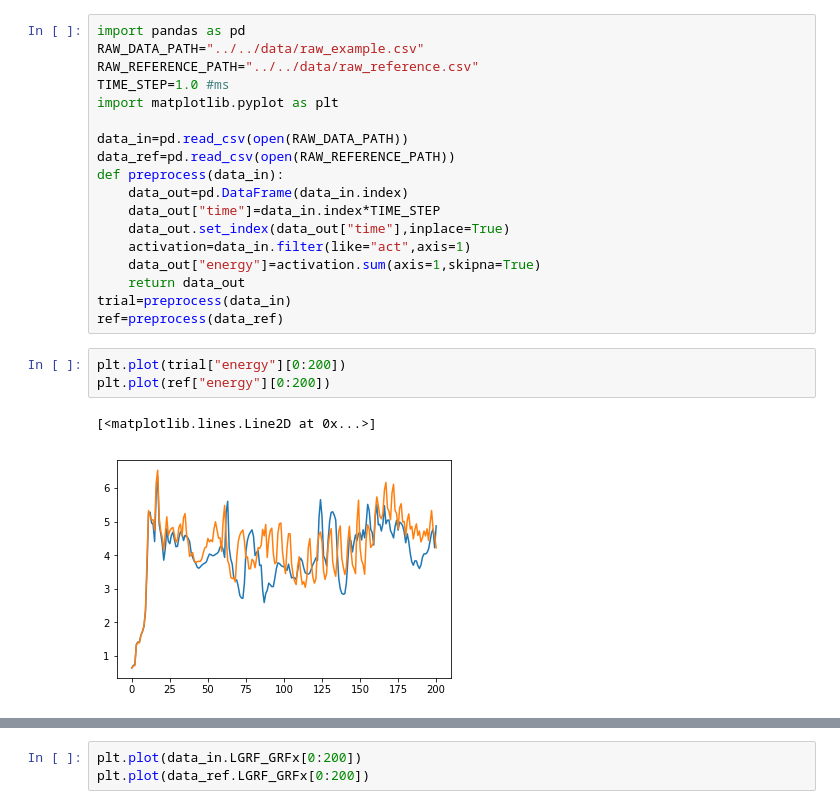
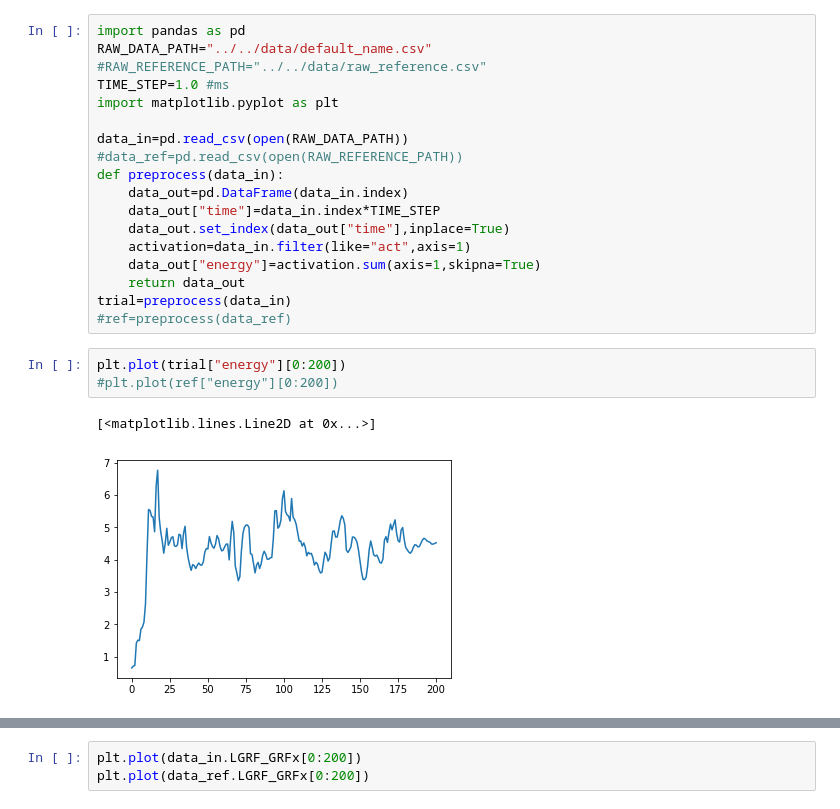
Before and after one commit to Polymere/biorob-semesterproject, a Jupyter notebook: src/data_analysis/tests.ipynb, the cells around one changed output, grey strips where cells are left out. Drawn from its saved outputs; the diff is of its cells as text.

```diff
--- a/src/data_analysis/tests.ipynb
+++ b/src/data_analysis/tests.ipynb
@@ -1,12 +1,12 @@
 # %%
 import pandas as pd
-RAW_DATA_PATH="../../data/raw_example.csv"
-RAW_REFERENCE_PATH="../../data/raw_reference.csv"
+RAW_DATA_PATH="../../data/default_name.csv"
+#RAW_REFERENCE_PATH="../../data/raw_reference.csv"
 TIME_STEP=1.0 #ms
 import matplotlib.pyplot as plt
 
 data_in=pd.read_csv(open(RAW_DATA_PATH))
-data_ref=pd.read_csv(open(RAW_REFERENCE_PATH))
+#data_ref=pd.read_csv(open(RAW_REFERENCE_PATH))
 def preprocess(data_in):
     data_out=pd.DataFrame(data_in.index)
     data_out["time"]=data_in.index*TIME_STEP
@@ -15,10 +15,10 @@ def preprocess(data_in):
     data_out["energy"]=activation.sum(axis=1,skipna=True)
     return data_out
 trial=preprocess(data_in)
-ref=preprocess(data_ref)
+#ref=preprocess(data_ref)
 # %%
 plt.plot(trial["energy"][0:200])
-plt.plot(ref["energy"][0:200])
+#plt.plot(ref["energy"][0:200])
 # %% [output]
 [<matplotlib.lines.Line2D at 0x...>]
-[figure, old version]
+[figure, new version]
```
Also changed, not shown: parts of 2 cells of this notebook, 41 other files.
